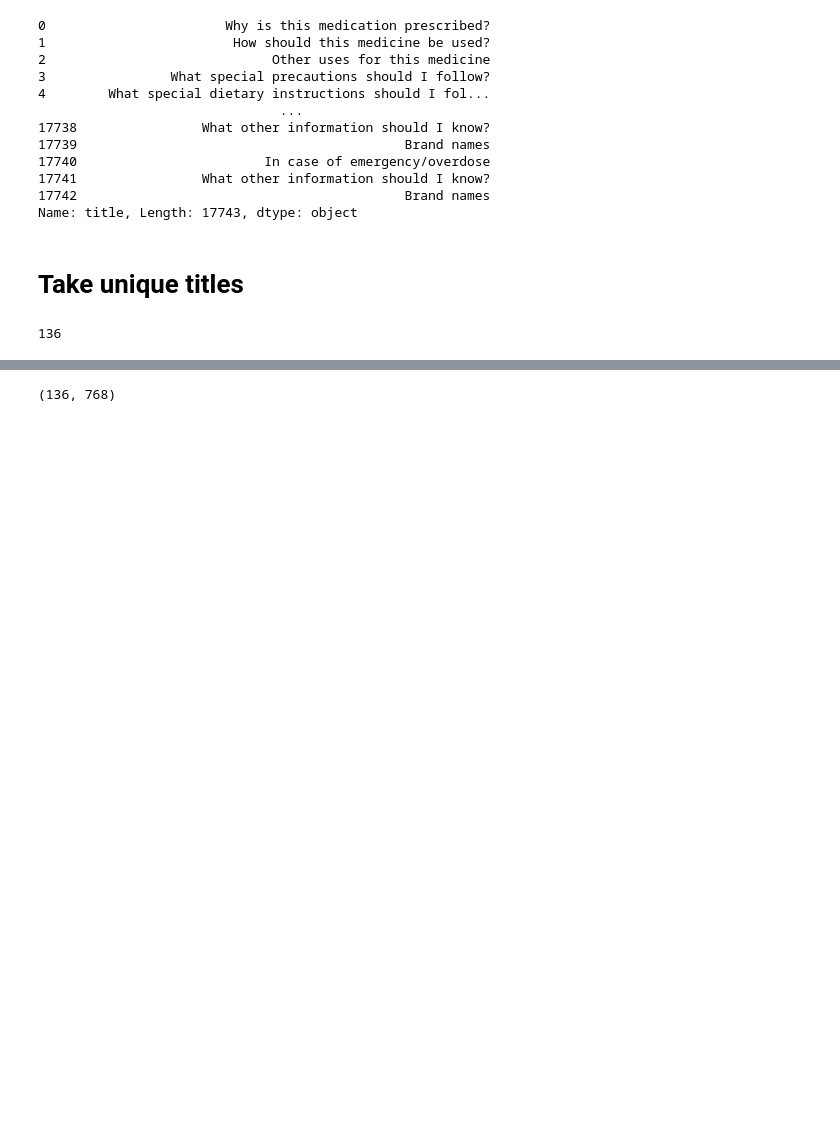
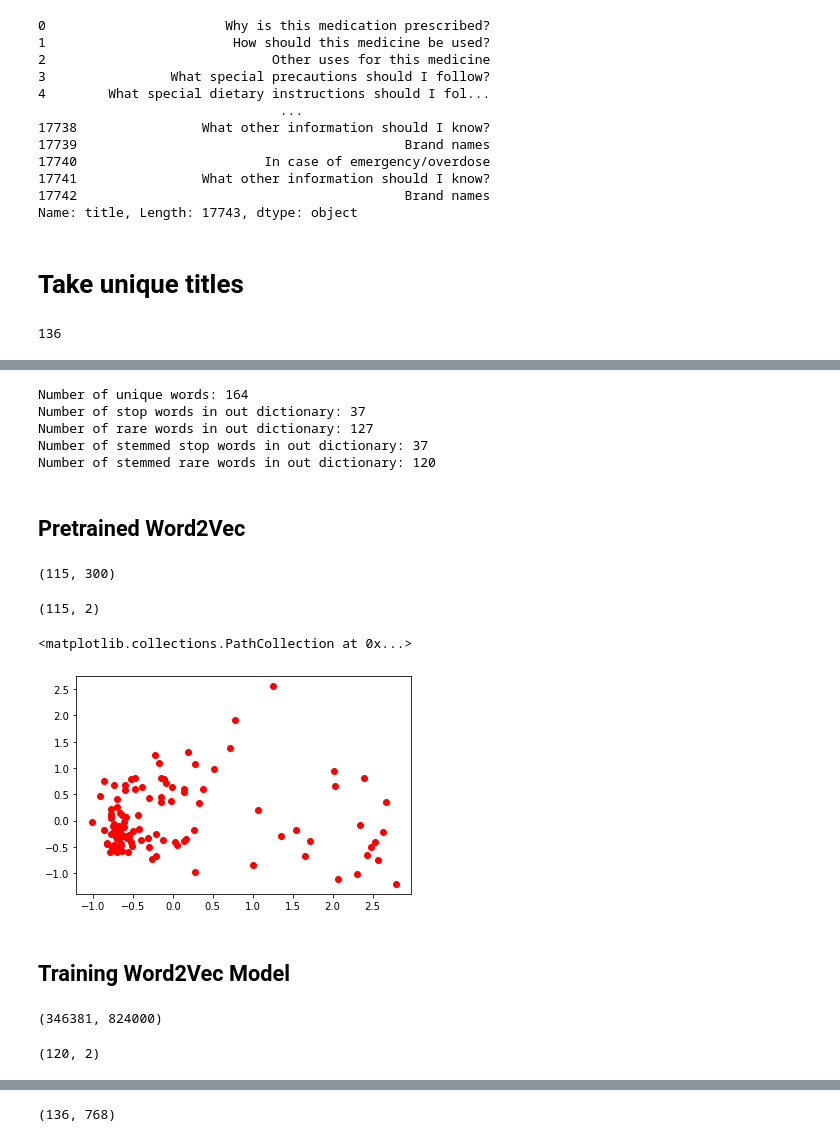
Before and after one commit to MedBot-team/NaBot, a Jupyter notebook: medlineplus_drug_dataset/Analysis/3/sentence_transformer_kmeans_intent.ipynb, the cells around one changed output, grey strips where cells are left out. Saved outputs shown, nothing was run; the diff lists cells and outputs as text; code cells hidden in the pictures; blank space fills up the shorter version.

Commit message:
Update sentence_transformer notebook with adding vocabulary analysis

```diff
--- a/medlineplus_drug_dataset/Analysis/3/sentence_transformer_kmeans_intent.ipynb
+++ b/medlineplus_drug_dataset/Analysis/3/sentence_transformer_kmeans_intent.ipynb
@@ -37,0 +80,42 @@ len(sentences)
+# %%
+common_words = [word for word in word_set if word in stop_words]
+rare_words = [word for word in word_set if word not in stop_words]
+stemmed_common_words = [word for word in word_set if word in stop_words]
+stemmed_rare_words = [word for word in stemmed_word_set if word not in stop_words]
+
+print(f"Number of unique words: {len(word_set)}\n\
+Number of stop words in out dictionary: {len(common_words)}\n\
+Number of rare words in out dictionary: {len(rare_words)}\n\
+Number of stemmed stop words in out dictionary: {len(stemmed_common_words)}\n\
+Number of stemmed rare words in out dictionary: {len(stemmed_rare_words)}")
+# %% [output]
+Number of unique words: 164
+Number of stop words in out dictionary: 37
+Number of rare words in out dictionary: 127
+Number of stemmed stop words in out dictionary: 37
+Number of stemmed rare words in out dictionary: 120
+# %% [markdown]
+## Pretrained Word2Vec
+# %%
+word2vec_model = gensim.downloader.load('word2vec-google-news-300')
+# %%
+out_of_vocabulary = ['laiv', 'pcv', 'ipv', 'ppsv', 'moderna', 'mmr', 'covid', 'tdap', 'biontech', 'hib', 'janssen', 'dtap']
+rare_vectors = [word2vec_model[rare_word] for rare_word in rare_words if rare_word not in out_of_vocabulary]
+rare_vectors = np.array(rare_vectors)
+# %%
+rare_vectors.shape
+# %% [output]
+(115, 300)
+# %%
+pca = PCA(n_components=2)
+reduced_data = pca.fit_transform(rare_vectors)
+reduced_data.shape
+# %% [output]
+(115, 2)
+# %%
+plt.scatter(reduced_data.T[0], reduced_data.T[1], marker='o', color='r')
+# %% [output]
+<matplotlib.collections.PathCollection at 0x...>
+[figure, added]
+# %% [markdown]
+## Training Word2Vec Model
@@ -37,0 +124,6 @@ len(sentences)
+# %%
+trained_model = Word2Vec(size=300, window=5, min_count=1)
+trained_model.build_vocab(stemmed_sentence_list)
+trained_model.train(stemmed_sentence_list, total_examples=trained_model.corpus_count, epochs=1000)
+# %% [output]
+(346381, 824000)
@@ -37,0 +133,6 @@ len(sentences)
+# %%
+pca = PCA(n_components=2)
+reduced_data = pca.fit_transform(rare_vectors)
+reduced_data.shape
+# %% [output]
+(120, 2)
```
Also changed, not shown: parts of 23 cells of this notebook.
